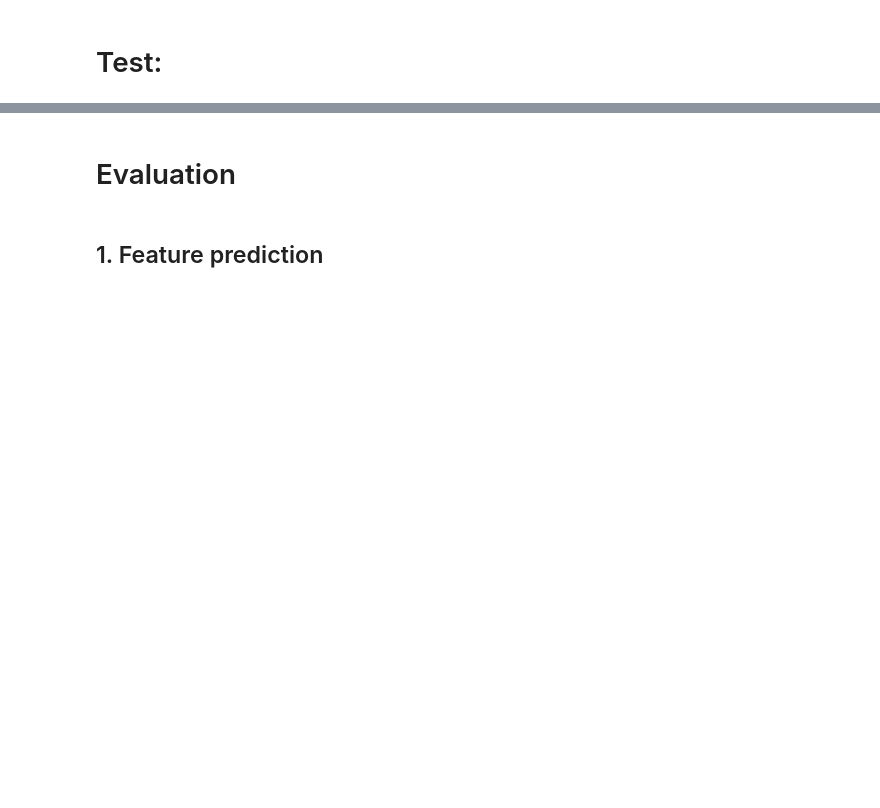
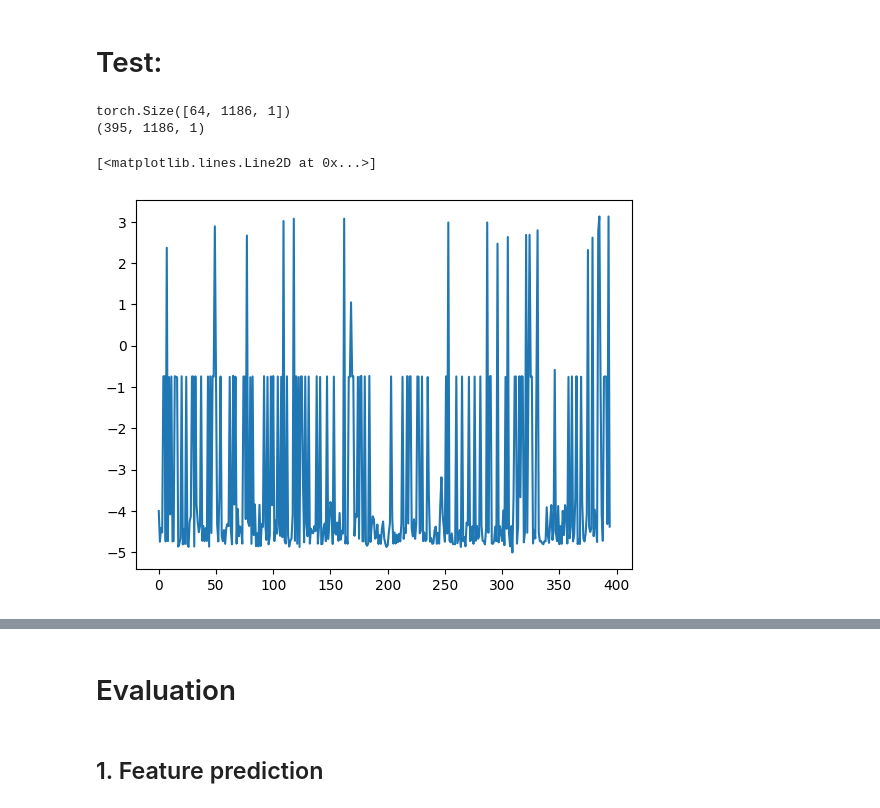
Before and after one commit to tomo960714/HypnoGAN, a Jupyter notebook: main.ipynb, the cells around one changed output, grey strips where cells are left out. Cells and saved outputs as stored; diff of their text form; code cells hidden in the pictures; blank space fills up the shorter version.

```diff
--- a/main.ipynb
+++ b/main.ipynb
@@ -1047,7 +1114,7 @@ def string_to_int_array(s):
     return [int(x) for x in ast.literal_eval(s)]
 
 def deconstruct_array(array):
-    """Dismantle ID x length x 1 array to ID x length x 5 based on x1 values."""
+    """Dismantle ID x length x 1 array to ID x length x 6 based on x1 values."""
     new_array = np.zeros((array.shape[0],array.shape[1],6))
     i_max = array.shape[0]-1
     j_max = array.shape[1]-1
@@ -1056,7 +1123,7 @@ def deconstruct_array(array):
             new_array[i,j,int(array[i,j,0])] = 1
     return new_array
 def reconstruct_array(array):
-    """Remake ID x length x 5 array to ID x length x 1 based on x1 values."""
+    """Remake ID x length x 6 array to ID x length x 1 based on x1 values."""
     #print(f'array shape: {array.shape}')
 
     new_array = np.zeros((array.shape[0],array.shape[1],1))
@@ -1379,15 +1446,20 @@ def MinMaxNormalizer(data,min_value=1,max_value=5):
 #######################################
 # Experiment Arguments
 #######################################
-
+#experiment name
+exp_name ="test_decosntLSTM1"
+# Train
+is_train = False
+# Enableing x1 to x6 transormation:
+deconst_enable = True
+#torch.cuda.set_device(1)
 # select device:
 device = "cuda"
 
 #set random seed
 seed = 0
 
-#experiment name
-exp_name ="test_decosnt"
+
 
 #normalization enable
 norm_enable = False
@@ -1395,8 +1467,7 @@ norm_enable = False
 # padding value
 padding_value = 0.0
 
-# Train
-is_train = True
+
 
 # dataset save:
 # Full: save full dataset
@@ -1404,8 +1475,7 @@ is_train = True
 # None: don't save dataset
 save_dataset = None
 
-# Enableing x1 to x6 transormation:
-deconst_enable = True
+
 
 # save arguments to neptune
 run["Initialization/Arguments/ExperimentArgs/device"] = device
@@ -1424,7 +1494,7 @@ run["Initialization/Arguments/ExperimentArgs/is_train"] = is_train
 #data limit for testing
 # None: use full dataset
 # int: use limited dataset
-data_limit = 10000
+data_limit = 1000
 
 #train test split rate
 train_rate = 0.4
@@ -1437,19 +1507,19 @@ run["Initialization/Arguments/DataArgs/train_rate"] = train_rate
 #######################################
 
 # embedding model epochs
-emb_epochs = 300
+emb_epochs = 2
 
 # GAN model epochs
-gan_epochs = 300
+gan_epochs = 2
 
 # supervised model epochs
-sup_epochs = 300
+sup_epochs = 2
 
 # batch size
 batch_size = 64
 
 # hidden dimension of RNN
-hidden_dim = 20
+hidden_dim = 6
 
 # number of layers in RNN
 num_layers = 3
@@ -1492,6 +1562,7 @@ data__file_name = os.path.basename(data_path)
 ## Output directory
 model_path = os.path.abspath(f"./Output/{exp_name}/")
 out_dir = os.path.abspath(model_path)
+
 if not os.path.exists(out_dir):
     os.makedirs(out_dir,exist_ok=True)
 
@@ -1581,7 +1650,8 @@ Start Embedding Network Training
 # %%
 
 #generated_time=test_time[:64]
-logger = trange(int(np.ceil(len(test_time)/batch_size)), desc=f"Batch: 0/{int(np.ceil(len(test_time)/batch_size))}")
+print(int(np.ceil(len(test_time)/batch_size)))
+logger = trange(int(np.ceil(len(test_time)/batch_size)), desc=f"Batch: 0/{int(np.ceil(len(test_time)/batch_size))}, current length: {0}")
 for i in logger:
     start_pos = i*batch_size
     end_pos = start_pos+batch_size
@@ -1603,7 +1673,7 @@ for i in logger:
         generated_data=results
         generated_time=tmp_time
         #print(generated_data.shape)
-    logger.set_description(f"Batch:{i}/{int(np.ceil(len(test_time)/batch_size))}")
+    logger.set_description(f"Batch:{i}/{int(np.ceil(len(test_time)/batch_size))}, current length: {end_pos}")
 
 
 
@@ -1673,14 +1775,20 @@ print(array.shape)
 # %%
 import matplotlib.pyplot as plt
 #plt.plot(generated_data[1,:200])
 Z = torch.rand(64, 1186, 1).to(device)
 print(Z.shape)
 print(generated_data.shape)
-gen_torch = torch.from_numpy(generated_data)
+gen=deconstruct_array(generated_data)
+gen_torch = torch.from_numpy(gen)
 #a =model._discriminator_forward(X=gen_torch[0].to(device),T=test_time[0],Z=Z)
-
+gen_torch=gen_torch.float()
 b=model.embedder.forward(gen_torch.to(device),test_time)
 c=model.discriminator.forward(H=b,T=test_time)
 #print(c[0])
 c_=c.detach().cpu().numpy()
-plt.plot(c_[0])
+plt.plot(c_)
+# %% [output]
+torch.Size([64, 1186, 1])
+(395, 1186, 1)
+[<matplotlib.lines.Line2D at 0x...>]
+[figure, added]
```
Also changed, not shown: parts of 10 cells of this notebook, 7 other files.
